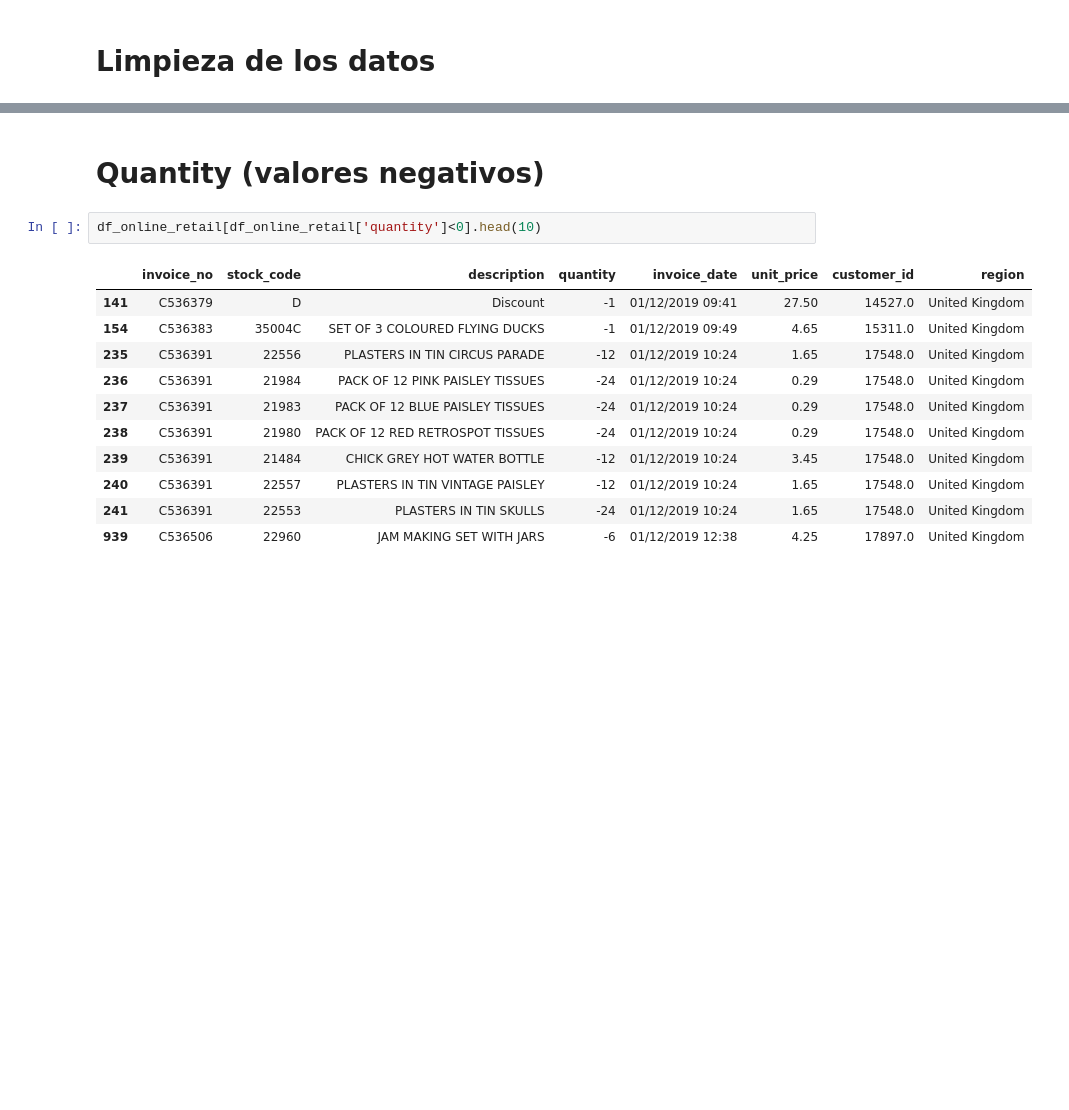
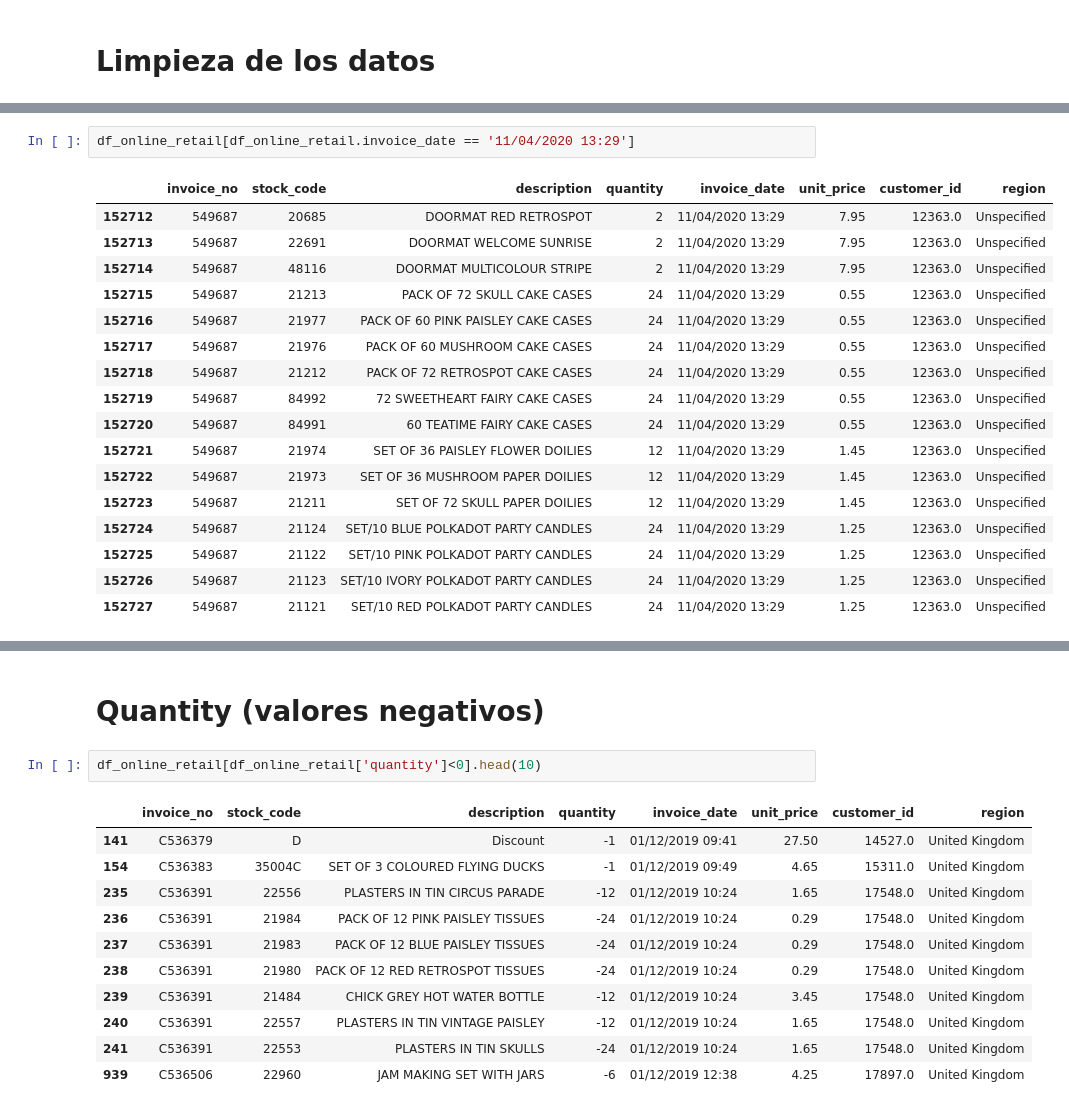
Before and after one commit to shimapi/hackathon-tripleten, a Jupyter notebook: notebook/EDA.ipynb, the cells around one changed output, grey strips where cells are left out. Cells and saved outputs as stored; diff of their text form; blank space fills up the shorter version.

```diff
--- a/notebook/EDA.ipynb
+++ b/notebook/EDA.ipynb
@@ -77,0 +200,20 @@ Index(['invoice_no', 'stock_code', 'description', 'quantity', 'invoice_date',
+# %%
+df_online_retail[df_online_retail.invoice_date == '11/04/2020 13:29']
+# %% [output]
+|  | invoice_no | stock_code | description | quantity | invoice_date | unit_price | customer_id | region |
+| 152712 | 549687 | 20685 | DOORMAT RED RETROSPOT | 2 | 11/04/2020 13:29 | 7.95 | 12363.0 | Unspecified |
+| 152713 | 549687 | 22691 | DOORMAT WELCOME SUNRISE | 2 | 11/04/2020 13:29 | 7.95 | 12363.0 | Unspecified |
+| 152714 | 549687 | 48116 | DOORMAT MULTICOLOUR STRIPE | 2 | 11/04/2020 13:29 | 7.95 | 12363.0 | Unspecified |
+| 152715 | 549687 | 21213 | PACK OF 72 SKULL CAKE CASES | 24 | 11/04/2020 13:29 | 0.55 | 12363.0 | Unspecified |
+| 152716 | 549687 | 21977 | PACK OF 60 PINK PAISLEY CAKE CASES | 24 | 11/04/2020 13:29 | 0.55 | 12363.0 | Unspecified |
+| 152717 | 549687 | 21976 | PACK OF 60 MUSHROOM CAKE CASES | 24 | 11/04/2020 13:29 | 0.55 | 12363.0 | Unspecified |
+| 152718 | 549687 | 21212 | PACK OF 72 RETROSPOT CAKE CASES | 24 | 11/04/2020 13:29 | 0.55 | 12363.0 | Unspecified |
+| 152719 | 549687 | 84992 | 72 SWEETHEART FAIRY CAKE CASES | 24 | 11/04/2020 13:29 | 0.55 | 12363.0 | Unspecified |
+| 152720 | 549687 | 84991 | 60 TEATIME FAIRY CAKE CASES | 24 | 11/04/2020 13:29 | 0.55 | 12363.0 | Unspecified |
+| 152721 | 549687 | 21974 | SET OF 36 PAISLEY FLOWER DOILIES | 12 | 11/04/2020 13:29 | 1.45 | 12363.0 | Unspecified |
+| 152722 | 549687 | 21973 | SET OF 36 MUSHROOM PAPER DOILIES | 12 | 11/04/2020 13:29 | 1.45 | 12363.0 | Unspecified |
+| 152723 | 549687 | 21211 | SET OF 72 SKULL PAPER DOILIES | 12 | 11/04/2020 13:29 | 1.45 | 12363.0 | Unspecified |
+| 152724 | 549687 | 21124 | SET/10 BLUE POLKADOT PARTY CANDLES | 24 | 11/04/2020 13:29 | 1.25 | 12363.0 | Unspecified |
+| 152725 | 549687 | 21122 | SET/10 PINK POLKADOT PARTY CANDLES | 24 | 11/04/2020 13:29 | 1.25 | 12363.0 | Unspecified |
+| 152726 | 549687 | 21123 | SET/10 IVORY POLKADOT PARTY CANDLES | 24 | 11/04/2020 13:29 | 1.25 | 12363.0 | Unspecified |
+| 152727 | 549687 | 21121 | SET/10 RED POLKADOT PARTY CANDLES | 24 | 11/04/2020 13:29 | 1.25 | 12363.0 | Unspecified |
```
Also changed, not shown: parts of 48 cells of this notebook.
